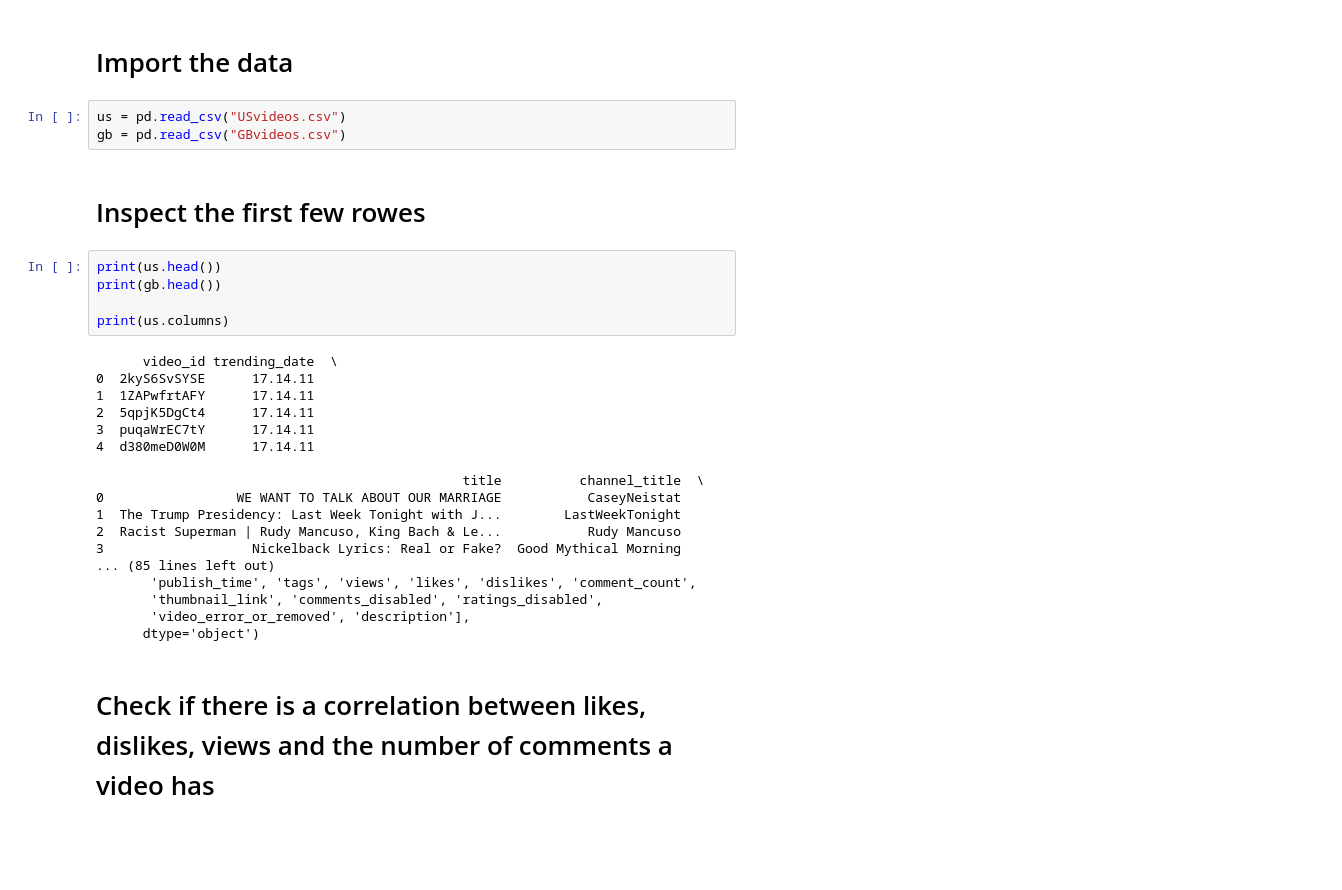
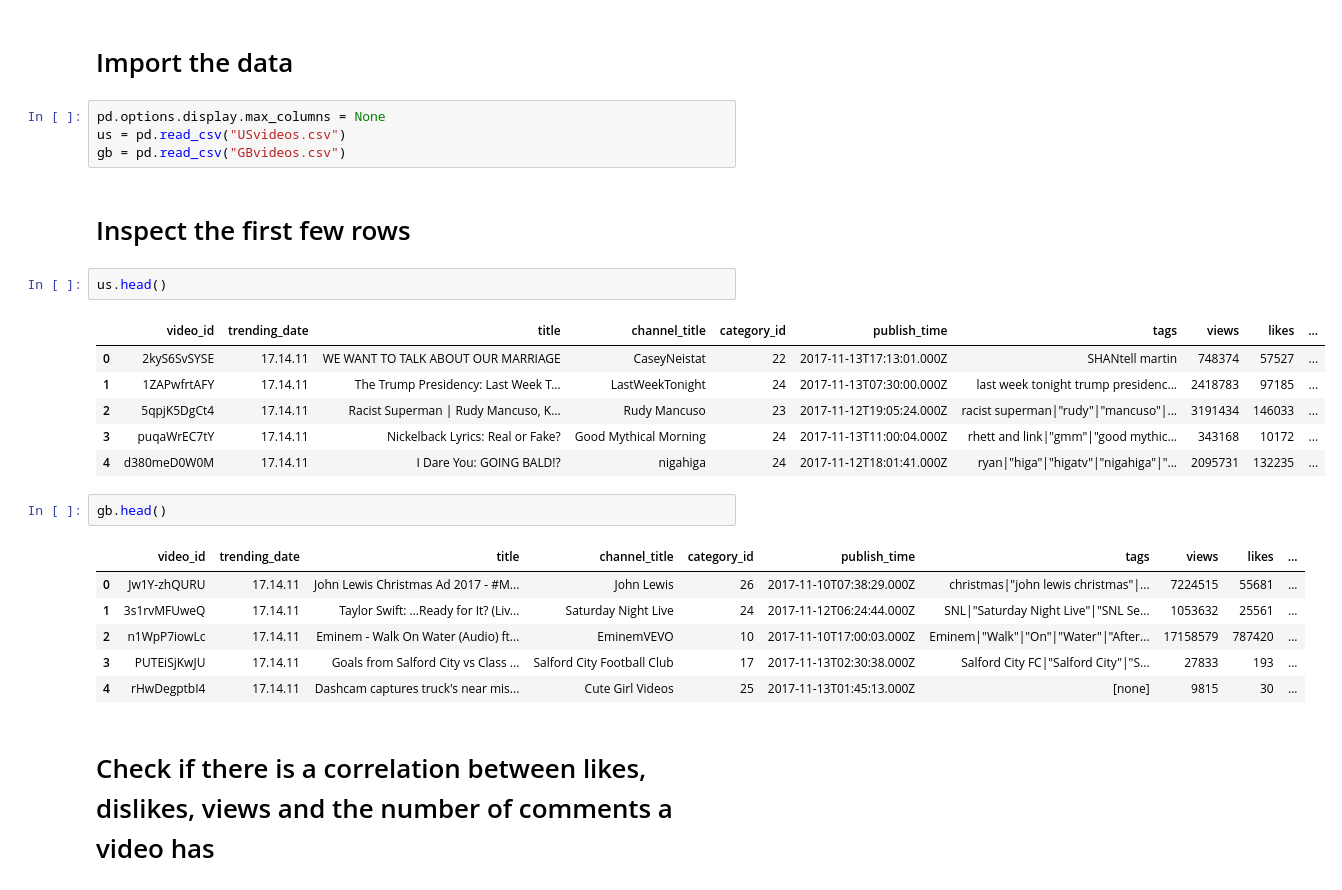
Before and after one commit to jkopz/youtube_statistics, a Jupyter notebook: youtube_statistics.ipynb, the cells around one changed output. Saved outputs shown, nothing was run; the diff lists cells and outputs as text; blank space fills up the shorter version.

Commit message:
Update Inspection

```diff
--- a/youtube_statistics.ipynb
+++ b/youtube_statistics.ipynb
@@ -14,33 +14,29 @@ import matplotlib.pyplot as plt
 # %% [markdown]
 # Import the data
 # %%
+pd.options.display.max_columns = None
 us = pd.read_csv("USvideos.csv")
 gb = pd.read_csv("GBvideos.csv")
 # %% [markdown]
-# Inspect the first few rowes
+# Inspect the first few rows
-# %%
-print(us.head())
-print(gb.head())
-
-print(us.columns)
-# %% [output]
-      video_id trending_date  \
-0  2kyS6SvSYSE      17.14.11
-1  1ZAPwfrtAFY      17.14.11
-2  5qpjK5DgCt4      17.14.11
-3  puqaWrEC7tY      17.14.11
-4  d380meD0W0M      17.14.11
-
-                                               title          channel_title  \
-0                 WE WANT TO TALK ABOUT OUR MARRIAGE           CaseyNeistat
-1  The Trump Presidency: Last Week Tonight with J...        LastWeekTonight
-2  Racist Superman | Rudy Mancuso, King Bach & Le...           Rudy Mancuso
-3                   Nickelback Lyrics: Real or Fake?  Good Mythical Morning
-... (85 lines left out)
-       'publish_time', 'tags', 'views', 'likes', 'dislikes', 'comment_count',
-       'thumbnail_link', 'comments_disabled', 'ratings_disabled',
-       'video_error_or_removed', 'description'],
-      dtype='object')
+# %%
+us.head()
+# %% [output]
+|  | video_id | trending_date | title | channel_title | category_id | publish_time | tags | views | likes | ... |
+| 0 | 2kyS6SvSYSE | 17.14.11 | WE WANT TO TALK ABOUT OUR MARRIAGE | CaseyNeistat | 22 | 2017-11-13T17:13:01.000Z | SHANtell martin | 748374 | 57527 | ... |
+| 1 | 1ZAPwfrtAFY | 17.14.11 | The Trump Presidency: Last Week T... | LastWeekTonight | 24 | 2017-11-13T07:30:00.000Z | last week tonight trump presidenc... | 2418783 | 97185 | ... |
+| 2 | 5qpjK5DgCt4 | 17.14.11 | Racist Superman | Rudy Mancuso, K... | Rudy Mancuso | 23 | 2017-11-12T19:05:24.000Z | racist superman|"rudy"|"mancuso"|... | 3191434 | 146033 | ... |
+| 3 | puqaWrEC7tY | 17.14.11 | Nickelback Lyrics: Real or Fake? | Good Mythical Morning | 24 | 2017-11-13T11:00:04.000Z | rhett and link|"gmm"|"good mythic... | 343168 | 10172 | ... |
+| 4 | d380meD0W0M | 17.14.11 | I Dare You: GOING BALD!? | nigahiga | 24 | 2017-11-12T18:01:41.000Z | ryan|"higa"|"higatv"|"nigahiga"|"... | 2095731 | 132235 | ... |
+# %%
+gb.head()
+# %% [output]
+|  | video_id | trending_date | title | channel_title | category_id | publish_time | tags | views | likes | ... |
+| 0 | Jw1Y-zhQURU | 17.14.11 | John Lewis Christmas Ad 2017 - #M... | John Lewis | 26 | 2017-11-10T07:38:29.000Z | christmas|"john lewis christmas"|... | 7224515 | 55681 | ... |
+| 1 | 3s1rvMFUweQ | 17.14.11 | Taylor Swift: …Ready for It? (Liv... | Saturday Night Live | 24 | 2017-11-12T06:24:44.000Z | SNL|"Saturday Night Live"|"SNL Se... | 1053632 | 25561 | ... |
+| 2 | n1WpP7iowLc | 17.14.11 | Eminem - Walk On Water (Audio) ft... | EminemVEVO | 10 | 2017-11-10T17:00:03.000Z | Eminem|"Walk"|"On"|"Water"|"After... | 17158579 | 787420 | ... |
+| 3 | PUTEiSjKwJU | 17.14.11 | Goals from Salford City vs Class ... | Salford City Football Club | 17 | 2017-11-13T02:30:38.000Z | Salford City FC|"Salford City"|"S... | 27833 | 193 | ... |
+| 4 | rHwDegptbI4 | 17.14.11 | Dashcam captures truck's near mis... | Cute Girl Videos | 25 | 2017-11-13T01:45:13.000Z | [none] | 9815 | 30 | ... |
 # %% [markdown]
 # Check if there is a correlation between likes, dislikes, views and the number of comments a video has
 # %% [markdown]
```
